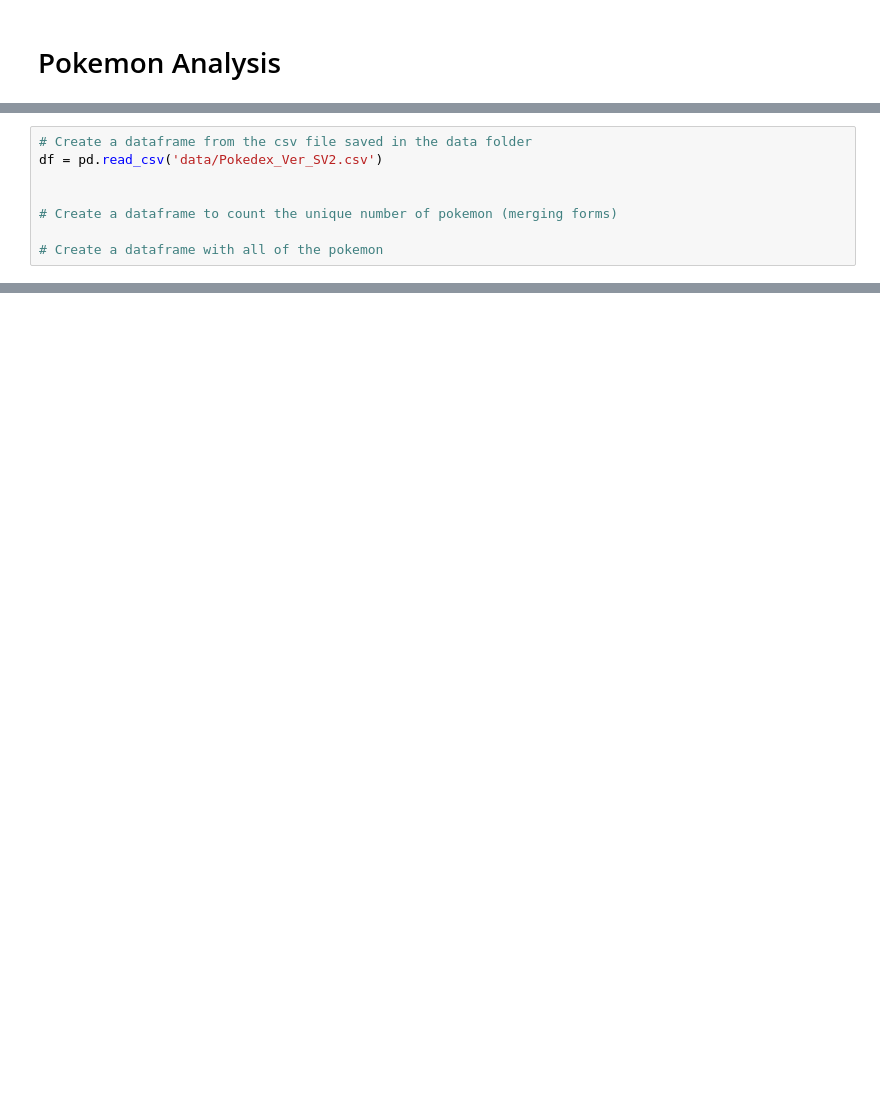
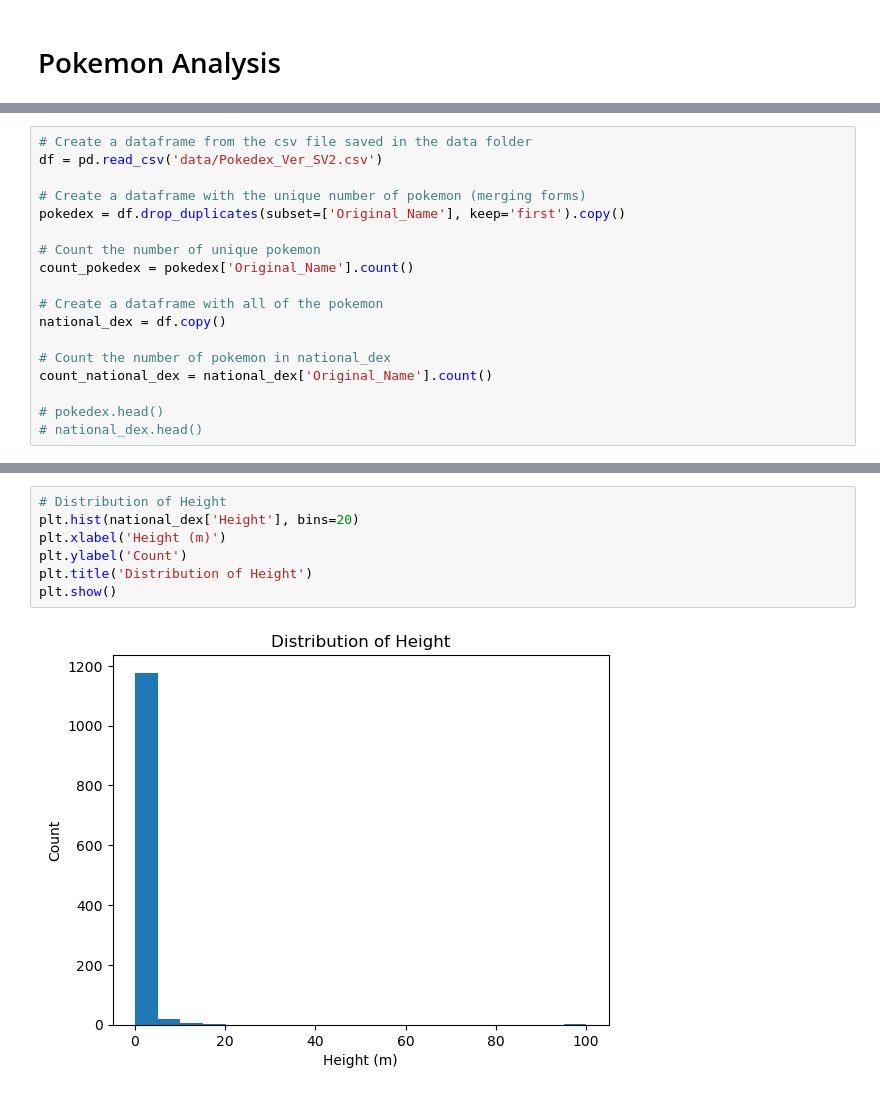
Before and after one commit to sarsteg/pokemon-index-analysis, a Jupyter notebook: analysis.ipynb, the cells around one changed output, grey strips where cells are left out. Cells and saved outputs as stored; diff of their text form; blank space fills up the shorter version.

Commit message:
started height/weight, gender encounter rate

```diff
--- a/analysis.ipynb
+++ b/analysis.ipynb
@@ -11,7 +25,17 @@ import os
 # Create a dataframe from the csv file saved in the data folder
 df = pd.read_csv('data/Pokedex_Ver_SV2.csv')
 
+# Create a dataframe with the unique number of pokemon (merging forms)
+pokedex = df.drop_duplicates(subset=['Original_Name'], keep='first').copy()
 
-# Create a dataframe to count the unique number of pokemon (merging forms)
+# Count the number of unique pokemon
+count_pokedex = pokedex['Original_Name'].count()
 
 # Create a dataframe with all of the pokemon
+national_dex = df.copy()
+
+# Count the number of pokemon in national_dex
+count_national_dex = national_dex['Original_Name'].count()
+
+# pokedex.head()
+# national_dex.head()
@@ -74,0 +68,9 @@ Stats on pokemon (HP, Attack, Defense, SP_Attack, SP_Defense) (5) - Kevin
+# %%
+# Distribution of Height
+plt.hist(national_dex['Height'], bins=20)
+plt.xlabel('Height (m)')
+plt.ylabel('Count')
+plt.title('Distribution of Height')
+plt.show()
+# %% [output]
+[figure, added]
```
Also changed, not shown: parts of 25 cells of this notebook.
